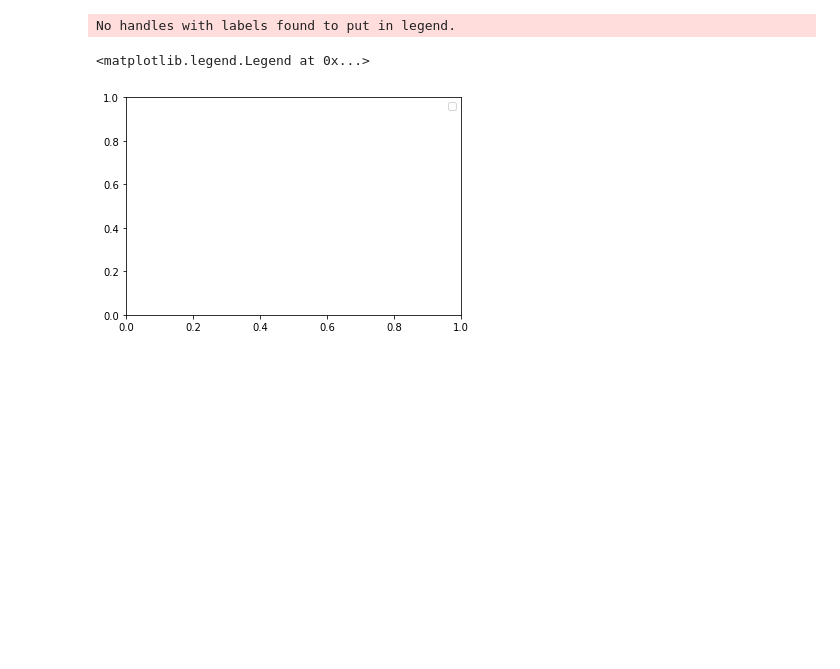
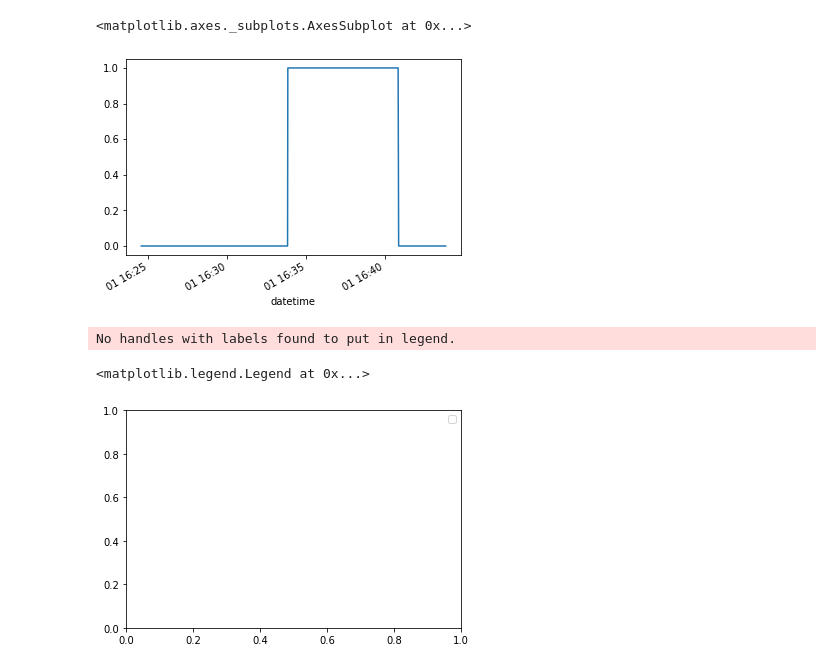
Before and after one commit to waico/SKAB, a Jupyter notebook: Load data.ipynb, the cells around one changed output. Cells and saved outputs as stored; diff of their text form; code cells hidden in the pictures; blank space fills up the shorter version.

```diff
--- a/Load data.ipynb
+++ b/Load data.ipynb
@@ -26,3 +67,8 @@ my_dict = {}
+# %%
+dfs[0].anomaly.plot()
+# %% [output]
+<matplotlib.axes._subplots.AxesSubplot at 0x...>
+[figure, added]
 # %%
 dfs=[]
 for path in all_files:
```
Also changed, not shown: parts of 5 cells of this notebook, 35 other files.
